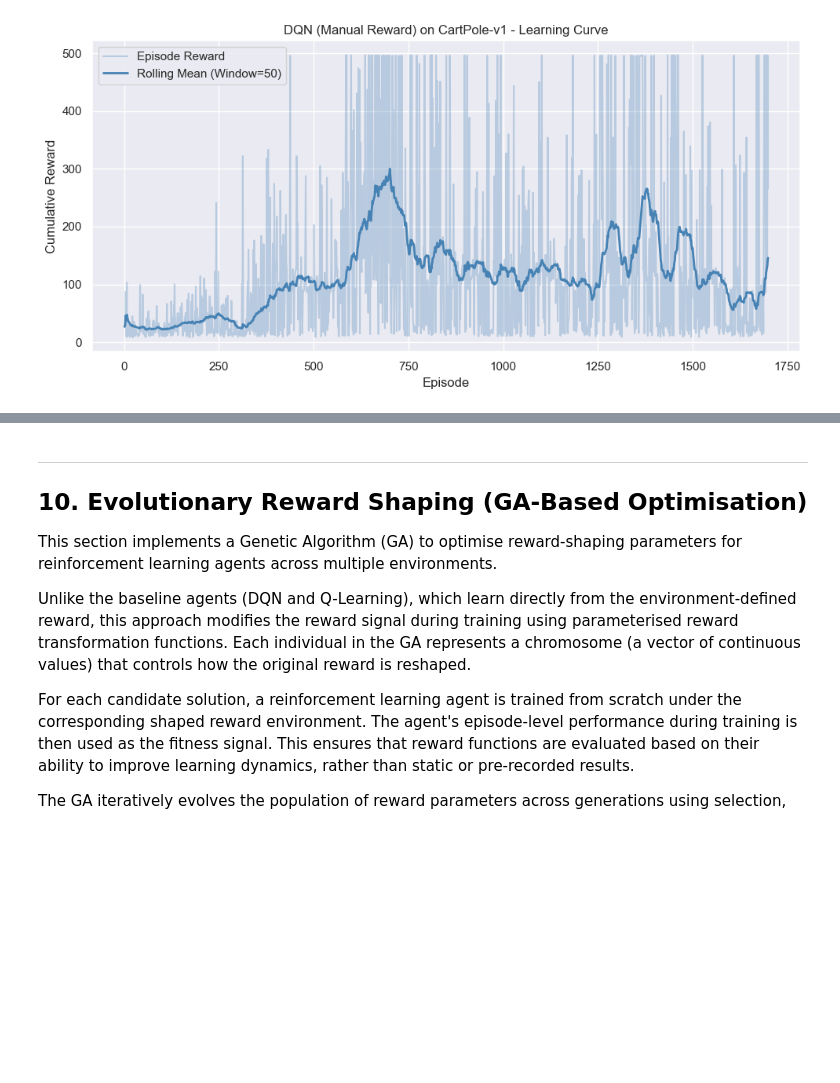
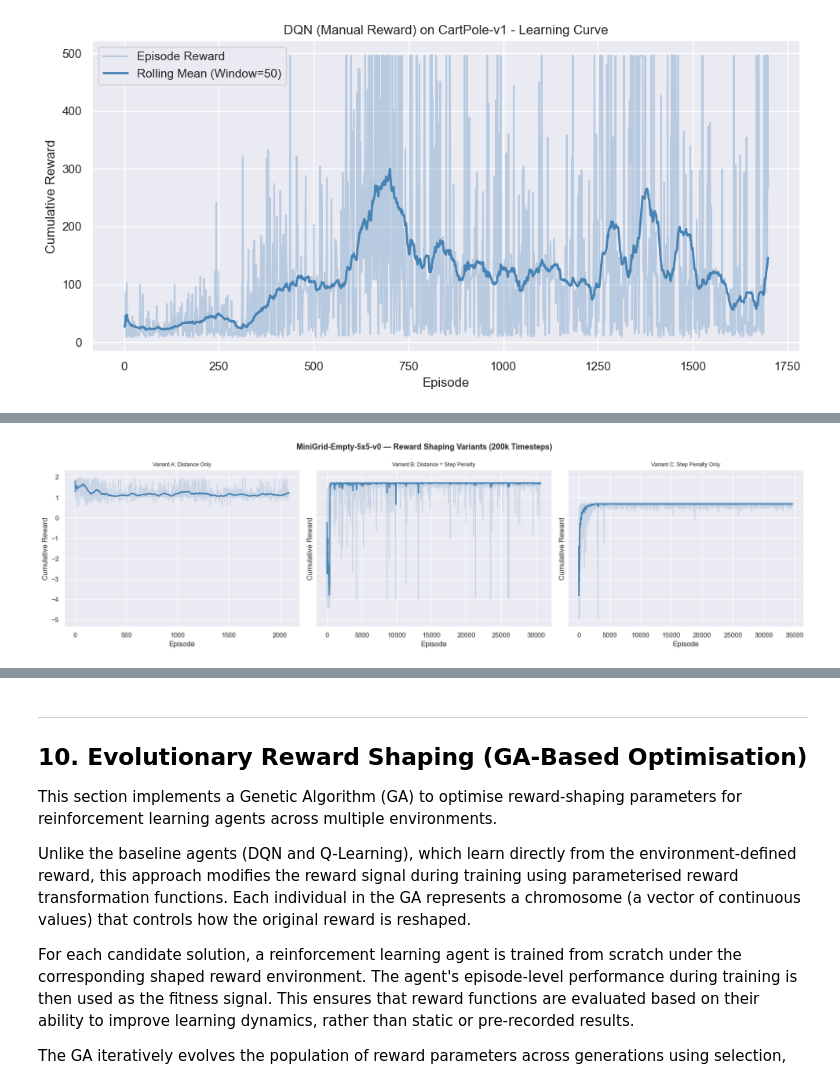
Before and after one commit to toms55/RL-gaming, a Jupyter notebook: notebooks/baseline_rl.ipynb, the cells around one changed output, grey strips where cells are left out. Drawn from its saved outputs; the diff is of its cells as text; code cells hidden in the pictures; blank space fills up the shorter version.

```diff
--- a/notebooks/baseline_rl.ipynb
+++ b/notebooks/baseline_rl.ipynb
@@ -1685,0 +1820,12 @@ Training Complete. Model Saved To: D:\Projects\project18-rl-reward-shaping\model
+# %%
+print('\n===== MiniGrid Diagnostic Summary =====')
+print(f'{"Variant":<12} {"Configuration":<49} {"Episodes":>10} {"Mean (all)":>12} {"Late Mean (100)":>16}')
+print('=' * 100)
+
+for label, rewards in minigrid_diag_results.items():
+  rewards = np.array(rewards)
+  parts = label.split(':', 1)
+  variant = parts[0].strip()
+  config  = parts[1].strip() if len(parts) > 1 else ''
+
+  print(f'{variant:<12} {config:<49} {len(rewards):>10,} {rewards.mean():>12.4f} {rewards[-100:].mean():>16.4f}')
@@ -1685,0 +1839,19 @@ Training Complete. Model Saved To: D:\Projects\project18-rl-reward-shaping\model
+# %%
+fig, axes = plt.subplots(1, 3, figsize=(18, 5), sharey=True)
+fig.suptitle('MiniGrid-Empty-5x5-v0 — Reward Shaping Variants (200k Timesteps)',
+             fontsize=13, fontweight='semibold')
+
+for ax, (label, rewards) in zip(axes, minigrid_diag_results.items()):
+  rewards = np.array(rewards)
+  rolling = pd.Series(rewards).rolling(window=50, min_periods=1).mean()
+  ax.plot(rewards, alpha=0.2, color='steelblue')
+  ax.plot(rolling, color='steelblue', linewidth=2)
+  ax.set_title(label, fontsize=9, fontweight='medium')
+  ax.set_xlabel('Episode')
+  ax.set_ylabel('Cumulative Reward')
+  sns.despine(ax=ax)
+
+plt.tight_layout()
+plt.show()
+# %% [output]
+[figure, added]
```
Also changed, not shown: parts of 24 cells of this notebook, 15 other files.
